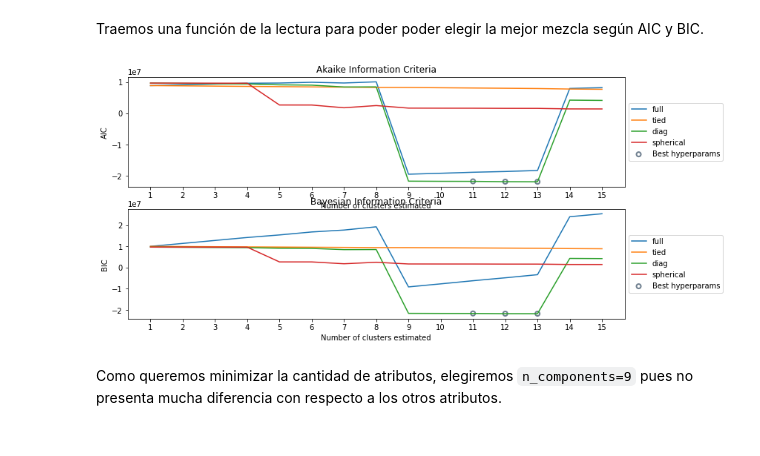
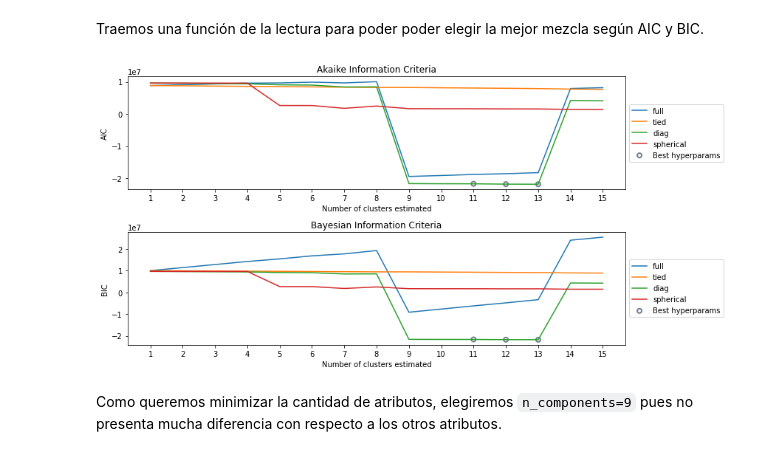
Before and after one commit to Japsz/DesafioLatam, a Jupyter notebook: Unidad 3 - Machine Learning/Prueba/Predicción de delitos/hito1.ipynb, the cells around one changed output. Cells and saved outputs as stored; diff of their text form; code cells hidden in the pictures.

```diff
--- a/Unidad 3 - Machine Learning/Prueba/Predicción de delitos/hito1.ipynb
+++ b/Unidad 3 - Machine Learning/Prueba/Predicción de delitos/hito1.ipynb
@@ -332,8 +338,9 @@ def gmm_information_criteria_report(X_mat, k = np.arange(1, 20), covar_type = ['
         return tmp_get_aic_max, tmp_get_bic_max
 # %%
 gmm_information_criteria_report(X, k=n_components, random_seed=19137)
+plt.tight_layout()
 # %% [output]
-[figure, old version]
+[figure, new version]
 # %% [markdown]
 Como queremos minimizar la cantidad de atributos, elegiremos `n_components=9` pues no presenta mucha diferencia con respecto a los otros atributos.
 # %%
```
Also changed, not shown: parts of 39 cells of this notebook, 1 other file.
